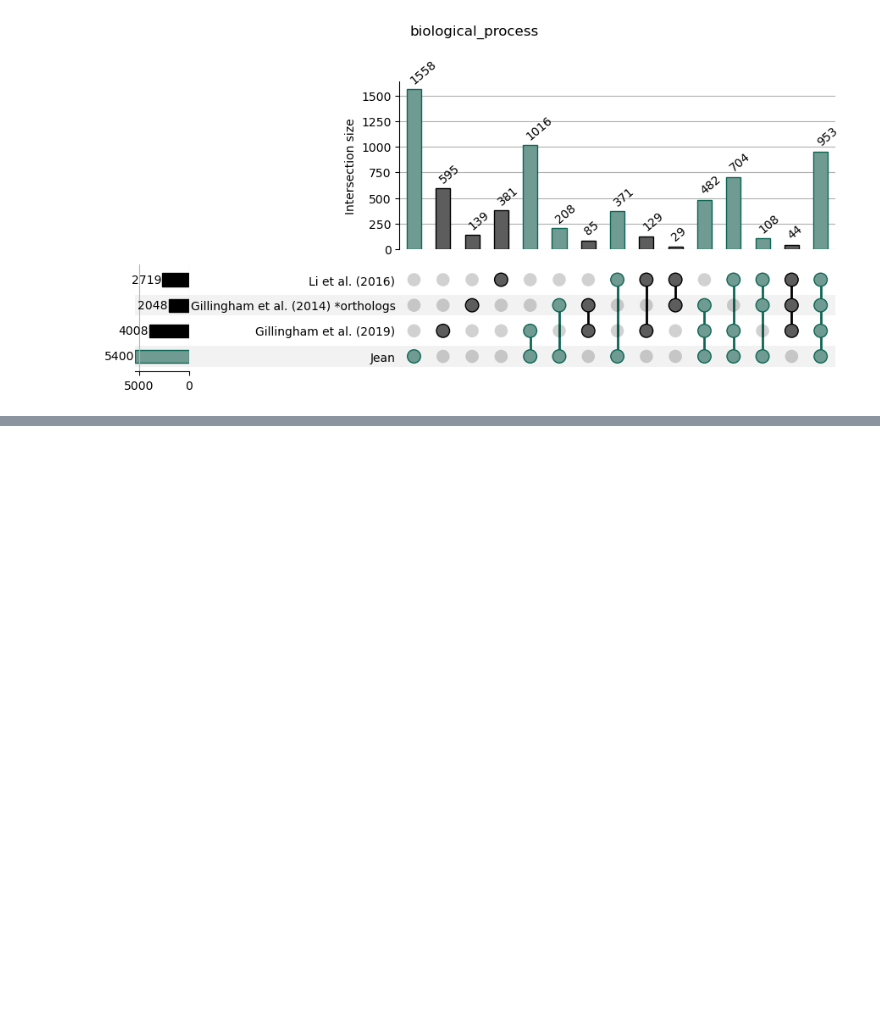
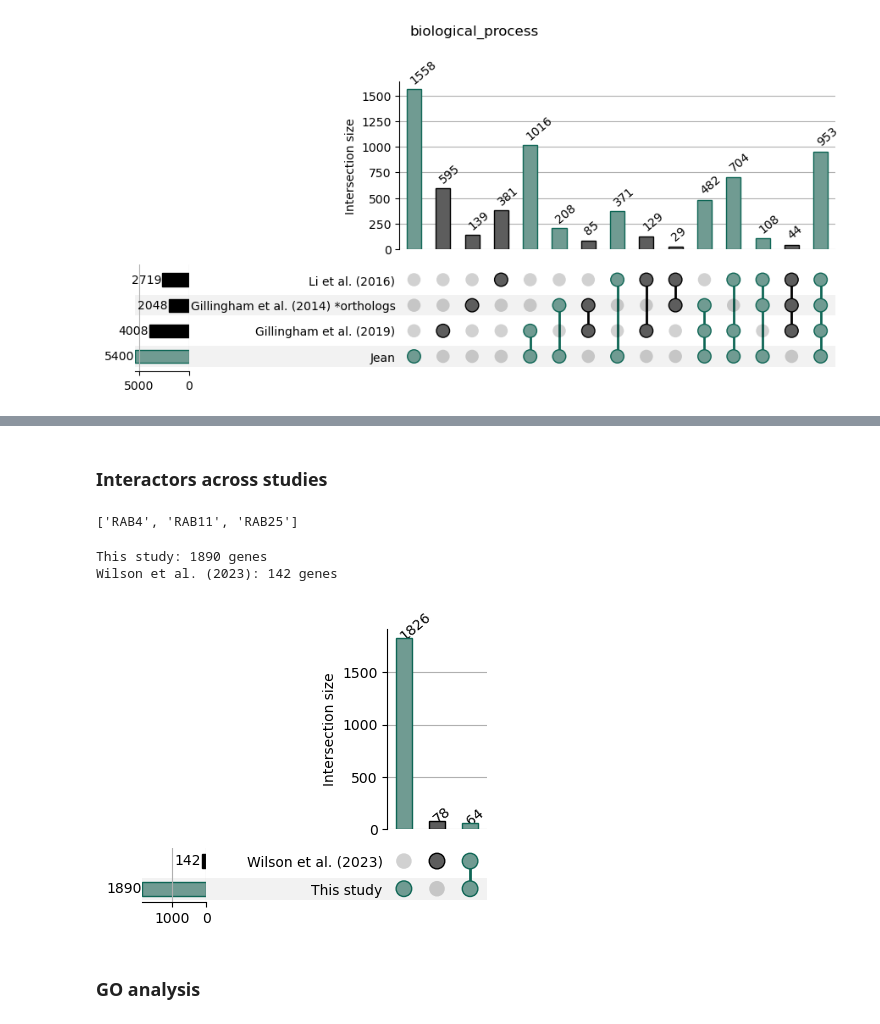
Before and after one commit to Labo-MAB/RAB_interactomes, a Jupyter notebook: compare_studies.ipynb, the cells around one changed output, grey strips where cells are left out. Saved outputs shown, nothing was run; the diff lists cells and outputs as text; code cells hidden in the pictures; blank space fills up the shorter version.

Commit message:
added wilson et al. dataset

```diff
--- a/compare_studies.ipynb
+++ b/compare_studies.ipynb
@@ -328,7 +335,7 @@ print(f'{len(li) - len(li_orthologs)} row on {len(li)} removed from Li dataset d
 2 row on 651 removed from Li dataset due to lack of human orthologs
 # %%
 # Create dict of datasets for simpler data handling
-genes_datasets = {'Jean': jean,
+genes_datasets = {'This study': jean,
                   'Gillingham et al. (2019)': gill2019,
                   'Gillingham et al. (2014)': gill2014_orthologs,
                   'Li et al. (2016)': li_orthologs}
@@ -393,0 +403,11 @@ for category in go_categories:
+# %%
+## Jean et al.
+
+saint_threshold = 0.95
+
+jean_raw = pd.read_excel(JEAN, sheet_name='SAINT Analysis 2-3 repeats', usecols=['Bait', 'Prey', 'AvgSpec', 'SaintScore'])
+jean_raw['Bait'] = jean_raw['Bait'].str.replace('R', 'RAB') # Change name to match other datasets
+jean = jean_raw[jean_raw['SaintScore'] > saint_threshold] # Filter out low confidence interactions
+jean = jean.pivot_table(index='Prey', columns='Bait', values='AvgSpec')
+jean.index = jean.index.str.upper()
+jean.fillna(0, inplace=True)
@@ -393,0 +437,38 @@ for category in go_categories:
+# %% [markdown]
+### Interactors across studies
+# %%
+# Get Rab which are common to all datasets
+common = list(set.intersection(
+    *map(set, [jean.columns, wilson.columns])
+))
+
+jean = jean[jean[common].sum(axis=1) != 0][common]
+wilson = wilson[wilson[common].sum(axis=1) != 0][common]
+
+common
+# %% [output]
+['RAB4', 'RAB11', 'RAB25']
+# %%
+for dataset, genes in genes_data.items():
+    print(f'{dataset}: {len(genes)} genes')
+# %% [output]
+This study: 1890 genes
+Wilson et al. (2023): 142 genes
+# %%
+# Create dict of datasets for simpler data handling
+genes_datasets = {
+    'This study': jean,
+    'Wilson et al. (2023)': wilson
+}
+
+# Plot upset of common interactors
+genes_data = {
+    dataset: list(np.unique(df.index.tolist())) for dataset, df in genes_datasets.items()
+}
+
+fig = plot_upset(genes_data, intersection_type='strict')
+plt.savefig(INTERACTORS_COMPARISON('total'), bbox_inches='tight')
+# %% [output]
+[figure, added]
+# %% [markdown]
+### GO analysis
```
Also changed, not shown: parts of 13 cells of this notebook, 2 other files.
